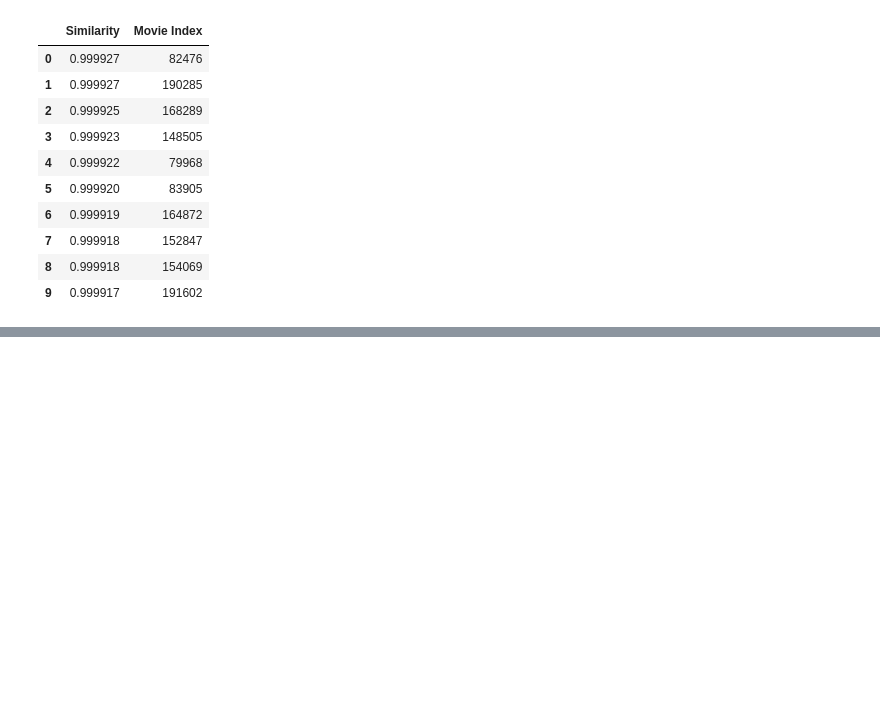
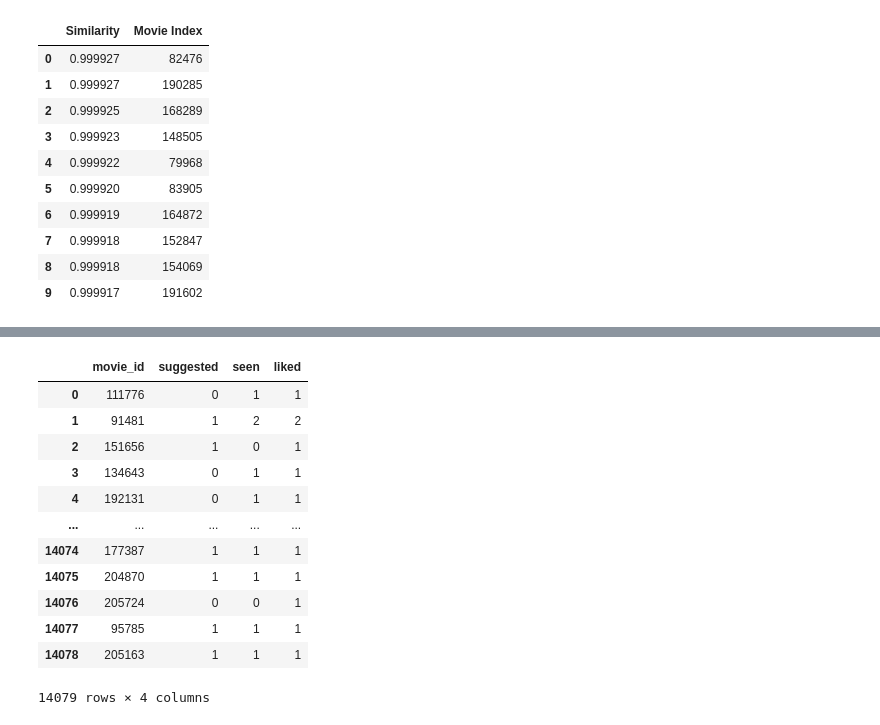
Before and after one commit to Kim-Dong-Jun99/ReDial_RecommendationSystem, a Jupyter notebook: code/main_colab.ipynb, the cells around one changed output, grey strips where cells are left out. Drawn from its saved outputs; the diff is of its cells as text; code cells hidden in the pictures; blank space fills up the shorter version.

Commit message:
add test matrix

```diff
--- a/code/main_colab.ipynb
+++ b/code/main_colab.ipynb
@@ -336,6 +336,24 @@ class RedialParser:
         return tfidf_df.toarray(), tfidf.get_feature_names_out()
 
 
+    def create_evaluation_matrix(self):
+        result = []
+        for dialog in self.test:
+          for respondent in dialog['respondentQuestions']:
+            result.append([respondent,
+                        dialog['respondentQuestions'][respondent]['suggested'],
+                        dialog['respondentQuestions'][respondent]['seen'],
+                        dialog['respondentQuestions'][respondent]['liked']])
+          for intq in dialog['initiatorQuestions']:
+            result.append([intq,
+                       dialog['initiatorQuestions'][intq]['suggested'],
+                       dialog['initiatorQuestions'][intq]['seen'],
+                       dialog['initiatorQuestions'][intq]['liked']])
+
+
+        return pd.DataFrame(result, columns=["movie_id","suggested","seen","liked"] )
+
+
     def similarity(X, Y):
         """
         TODO: Compute the cosine simliarity between X and Y. For avoiding the DivByZero, the denominator has 1e-7 minimum value.
@@ -570,0 +611,16 @@ pd.DataFrame(recommend(collab_data.values,'80067',10), columns=['Similarity', 'M
+# %%
+parser.create_evaluation_matrix()
+# %% [output]
+|  | movie_id | suggested | seen | liked |
+| 0 | 111776 | 0 | 1 | 1 |
+| 1 | 91481 | 1 | 2 | 2 |
+| 2 | 151656 | 1 | 0 | 1 |
+| 3 | 134643 | 0 | 1 | 1 |
+| 4 | 192131 | 0 | 1 | 1 |
+| ... | ... | ... | ... | ... |
+| 14074 | 177387 | 1 | 1 | 1 |
+| 14075 | 204870 | 1 | 1 | 1 |
+| 14076 | 205724 | 0 | 0 | 1 |
+| 14077 | 95785 | 1 | 1 | 1 |
+| 14078 | 205163 | 1 | 1 | 1 |
+14079 rows × 4 columns
```
Also changed, not shown: parts of 2 cells of this notebook.
